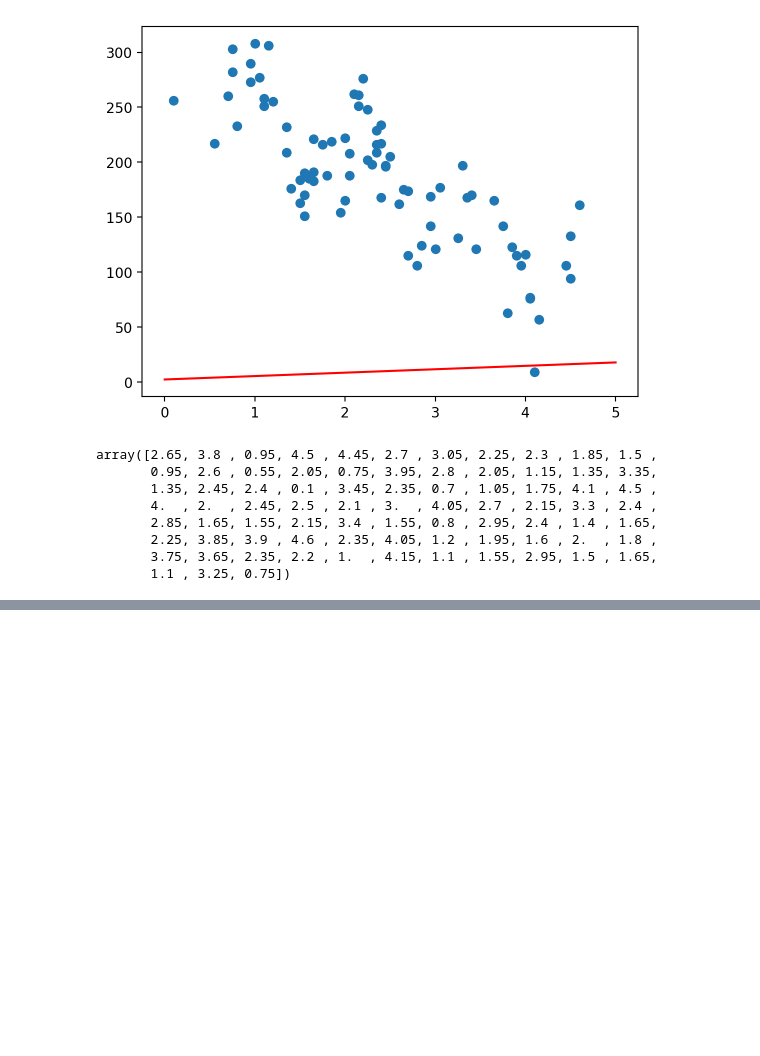
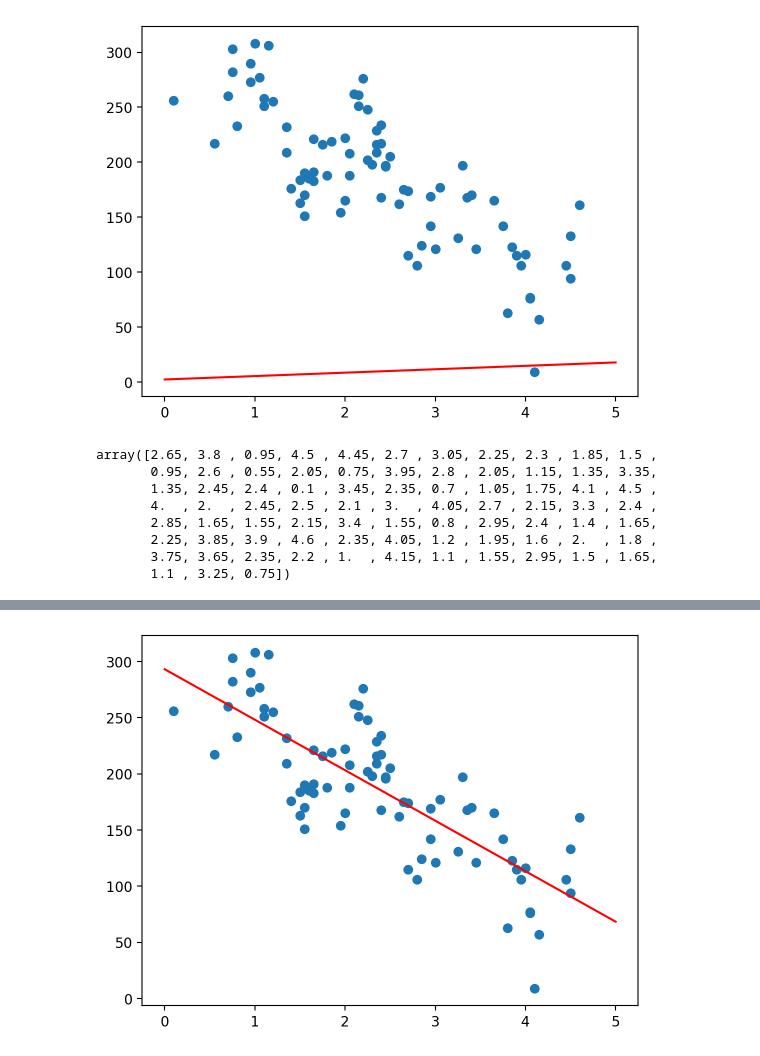
Before and after one commit to ohmanbo/AIFFEL_study, a Jupyter notebook: DA_macbook_bike/260403.ipynb, the cells around one changed output, grey strips where cells are left out. Drawn from its saved outputs; the diff is of its cells as text; code cells hidden in the pictures; blank space fills up the shorter version.

```diff
--- a/DA_macbook_bike/260403.ipynb
+++ b/DA_macbook_bike/260403.ipynb
@@ -168,3 +168,8 @@ array([2.65, 3.8 , 0.95, 4.5 , 4.45, 2.7 , 3.05, 2.25, 2.3 , 1.85, 1.5 ,
        2.25, 3.85, 3.9 , 4.6 , 2.35, 4.05, 1.2 , 1.95, 1.6 , 2.  , 1.8 ,
        3.75, 3.65, 2.35, 2.2 , 1.  , 4.15, 1.1 , 1.55, 2.95, 1.5 , 1.65,
        1.1 , 3.25, 0.75])
+# %%
+# 우리의 모든 데이터에 대한 used_years 값들이 담겼습니다.
+# 이 데이터를 모델에 넣어서 모델이 출력하는 값을 prediction에 담아보죠.
+prediction = model(x, w, b) # 현재 w = 3.1, b = 2.3
+prediction
@@ -170,0 +187,7 @@ array([2.65, 3.8 , 0.95, 4.5 , 4.45, 2.7 , 3.05, 2.25, 2.3 , 1.85, 1.5 ,
+# %%
+# 각각의 y값에는 x를 입력받은 후 현재의
+# w와 b에 대해 계산해 출력한 값들이 저장되었습니다.
+
+# 그러면 이 값들을 macbook 데이터프레임에 넣어서 실제 값과 얼마나 다른지 확인해 볼 수 있겠습니다.
+macbook['prediction'] = prediction
+macbook.head()
@@ -170,0 +208,9 @@ array([2.65, 3.8 , 0.95, 4.5 , 4.45, 2.7 , 3.05, 2.25, 2.3 , 1.85, 1.5 ,
+# %%
+# 우리는 모델에게 "너가 이만큼 틀리고 있어!" 라는 것을 알려줄 것입니다.
+# 그 정보를 바탕으로 모델이 조금씩 개선을 해나갈 수 있는 방법이 있거든요!
+# 그렇다면 모델이 얼마나 틀렸는지는 어떻게 평가할 수 있을까요?
+
+# 당연히 "정답과 예측값 간의 차이" 를 생각해 볼 수 있겠습니다.
+# 그렇다면 price와 prediction의 차이인 error 컬럼을 새로 만들어보겠습니다.
+macbook['error'] = macbook['price'] - macbook['prediction']
+macbook.head()
@@ -170,0 +435,23 @@ array([2.65, 3.8 , 0.95, 4.5 , 4.45, 2.7 , 3.05, 2.25, 2.3 , 1.85, 1.5 ,
+# %%
+# 적당한 값들로 수렴한 것 같군요.
+
+# 그러면 이제 원래 우리의 데이터와 학습이 완료된 모델, 일차함수를 함께 그려보겠습니다.
+
+w = -44.92642054726647
+b = 293.0783789179064
+# %%
+# 모델에 넣을 x 값들 준비
+x = np.linspace(0, 5, 6)
+
+# x, w, b를 모델에 넣어 y값 출력
+y = model(x, w, b)
+
+# 일차함수 y 그리기
+plt.plot(y, c="r")
+
+
+# 원본 데이터 점찍기
+plt.scatter(macbook['used_years'], macbook['price'])
+plt.show()
+# %% [output]
+[figure, added]
```
Also changed, not shown: parts of 34 cells of this notebook, 1 other file.
